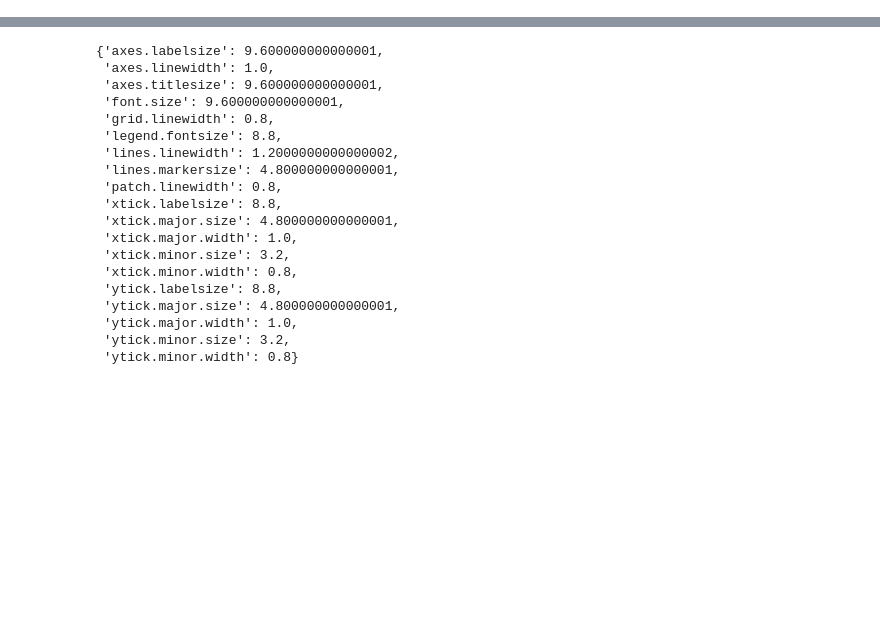
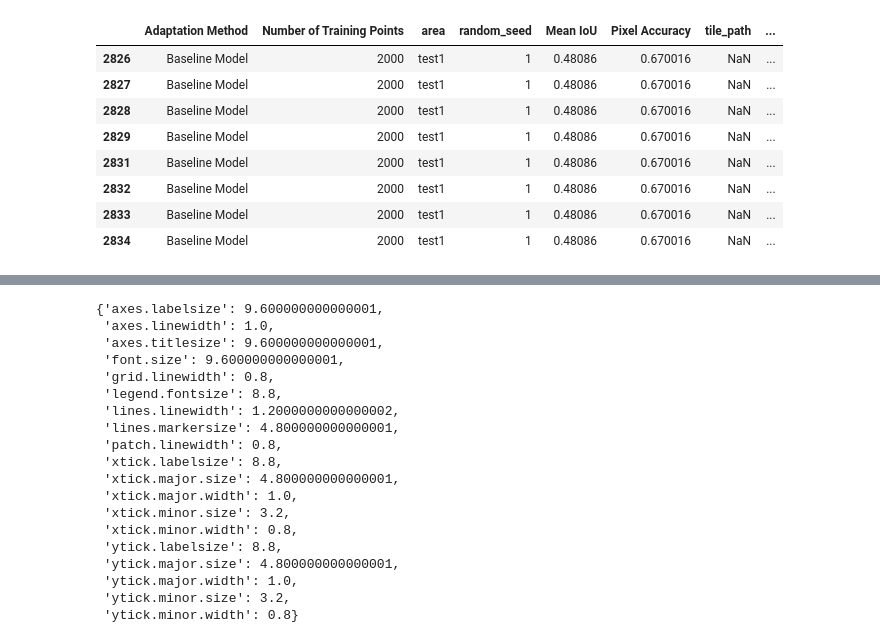
Before and after one commit to microsoft/landcover, a Jupyter notebook: analysis/active-learning-analyses.ipynb, the cells around one changed output, grey strips where cells are left out. Saved outputs shown, nothing was run; the diff lists cells and outputs as text; code cells hidden in the pictures; blank space fills up the shorter version.

```diff
--- a/analysis/active-learning-analyses.ipynb
+++ b/analysis/active-learning-analyses.ipynb
@@ -140,3 +180,15 @@ fine_tune_test_results.csv
+# %%
+df[df['Adaptation Method'] == 'Baseline Model']
+# %% [output]
+|  | Adaptation Method | Number of Training Points | area | random_seed | Mean IoU | Pixel Accuracy | tile_path | ... |
+| 2826 | Baseline Model | 2000 | test1 | 1 | 0.48086 | 0.670016 | NaN | ... |
+| 2827 | Baseline Model | 2000 | test1 | 1 | 0.48086 | 0.670016 | NaN | ... |
+| 2828 | Baseline Model | 2000 | test1 | 1 | 0.48086 | 0.670016 | NaN | ... |
+| 2829 | Baseline Model | 2000 | test1 | 1 | 0.48086 | 0.670016 | NaN | ... |
+| 2831 | Baseline Model | 2000 | test1 | 1 | 0.48086 | 0.670016 | NaN | ... |
+| 2832 | Baseline Model | 2000 | test1 | 1 | 0.48086 | 0.670016 | NaN | ... |
+| 2833 | Baseline Model | 2000 | test1 | 1 | 0.48086 | 0.670016 | NaN | ... |
+| 2834 | Baseline Model | 2000 | test1 | 1 | 0.48086 | 0.670016 | NaN | ... |
 # %%
 ##########################################
 #### Generate LaTeX-ready table @ 400 pts
```
Also changed, not shown: parts of 7 cells of this notebook.
